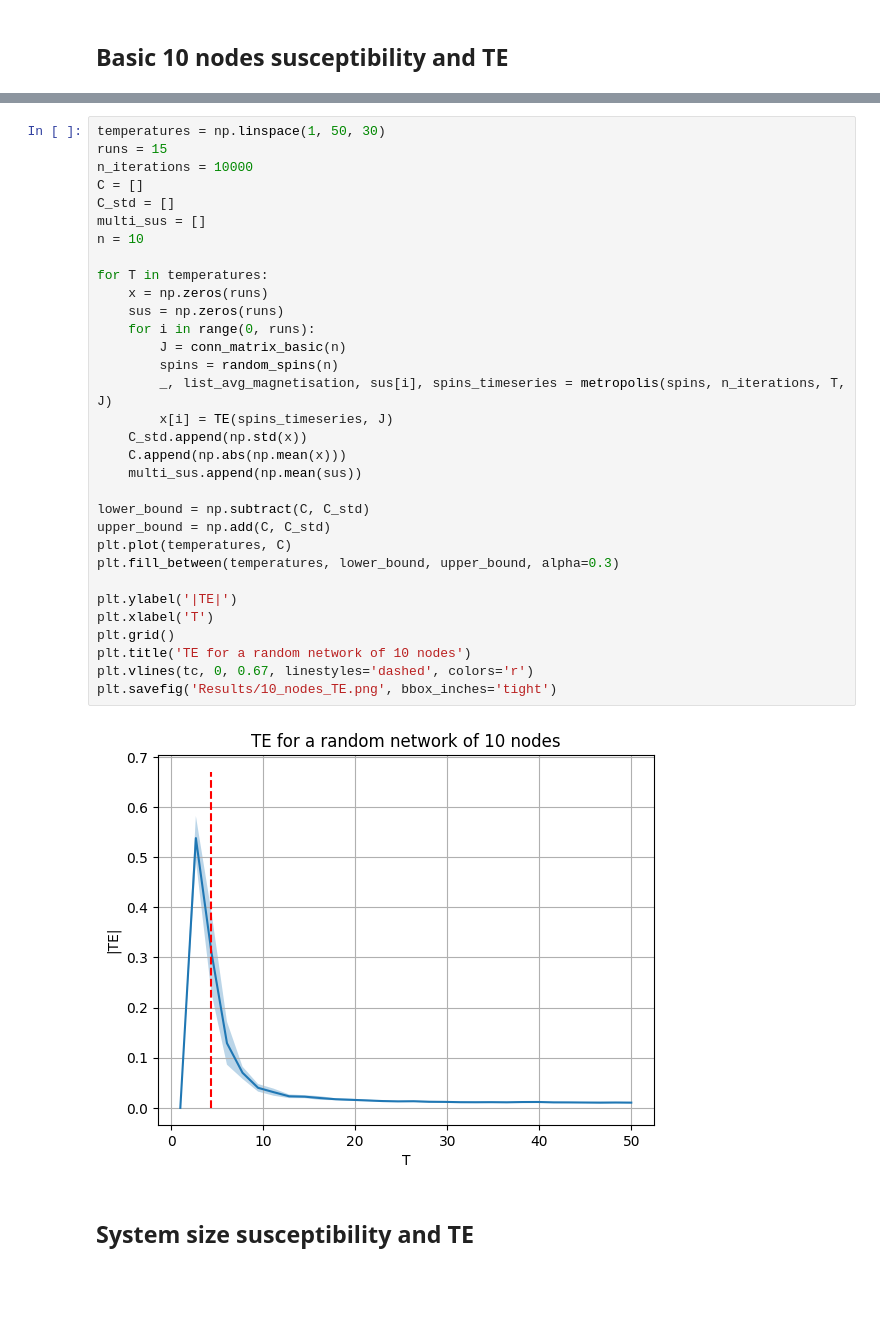
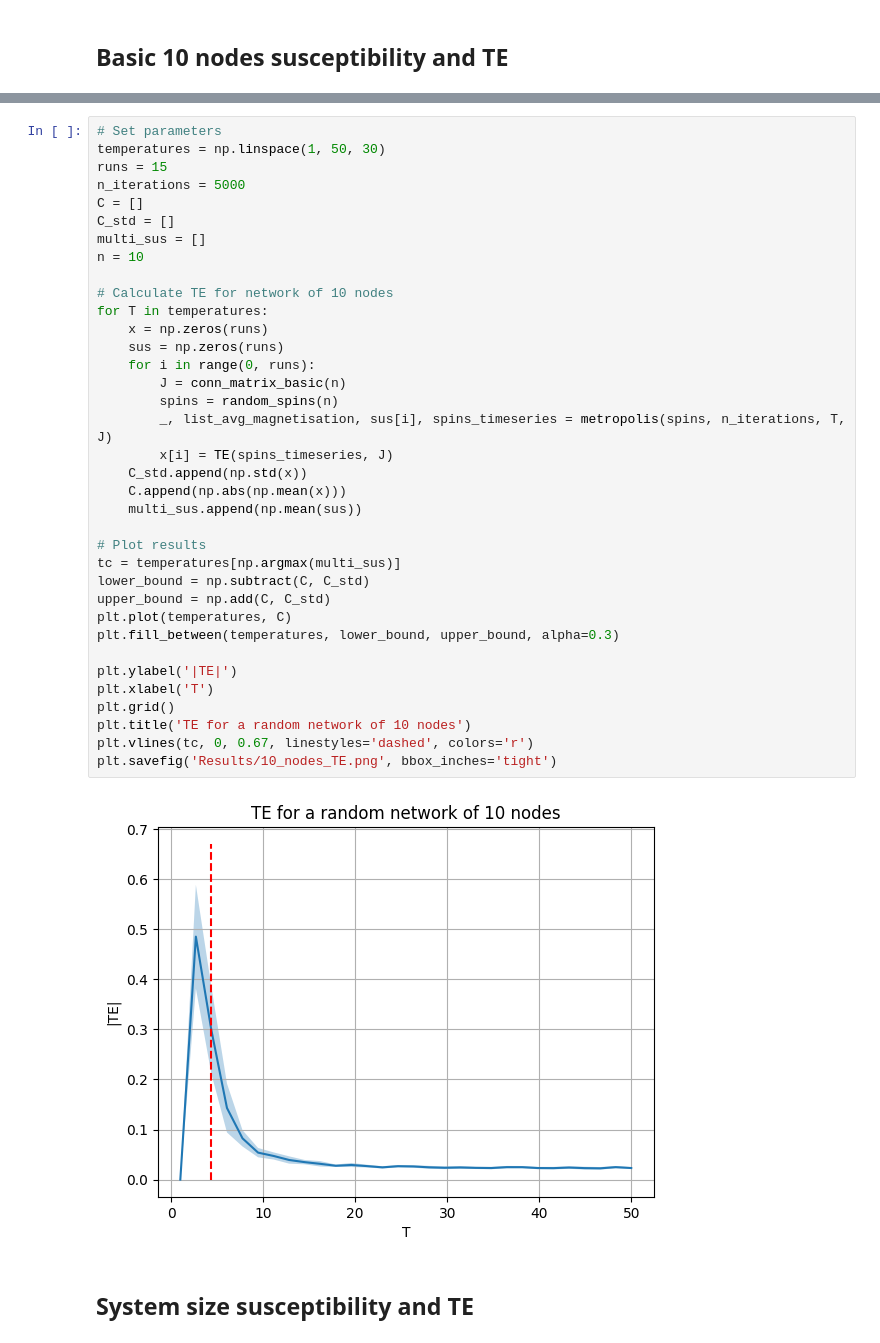
Before and after one commit to mylenevdmaas/CSS2023, a Jupyter notebook: random_networks.ipynb, the cells around one changed output, grey strips where cells are left out. Saved outputs shown, nothing was run; the diff lists cells and outputs as text; blank space fills up the shorter version.

Commit message:
random networks

```diff
--- a/random_networks.ipynb
+++ b/random_networks.ipynb
@@ -32,39 +34,43 @@ plt.savefig('Results/Sus_basic.png', bbox_inches = 'tight')
 # %% [output]
 [figure]
 # %%
+# Set parameters
 temperatures = np.linspace(1, 50, 30)
 runs = 15
-n_iterations = 10000
+n_iterations = 5000
 C = []
 C_std = []
 multi_sus = []
 n = 10
 
+# Calculate TE for network of 10 nodes
 for T in temperatures:
     x = np.zeros(runs)
     sus = np.zeros(runs)
     for i in range(0, runs):
         J = conn_matrix_basic(n)
         spins = random_spins(n)
         _, list_avg_magnetisation, sus[i], spins_timeseries = metropolis(spins, n_iterations, T, J)
         x[i] = TE(spins_timeseries, J)
     C_std.append(np.std(x))
     C.append(np.abs(np.mean(x)))
     multi_sus.append(np.mean(sus))
 
+# Plot results
+tc = temperatures[np.argmax(multi_sus)]
 lower_bound = np.subtract(C, C_std)
 upper_bound = np.add(C, C_std)
 plt.plot(temperatures, C)
 plt.fill_between(temperatures, lower_bound, upper_bound, alpha=0.3)
 
 plt.ylabel('|TE|')
 plt.xlabel('T')
 plt.grid()
 plt.title('TE for a random network of 10 nodes')
 plt.vlines(tc, 0, 0.67, linestyles='dashed', colors='r')
 plt.savefig('Results/10_nodes_TE.png', bbox_inches='tight')
 # %% [output]
-[figure, old version]
+[figure, new version]
 # %% [markdown]
 ## System size susceptibility and TE
 # %%
```
Also changed, not shown: parts of 13 cells of this notebook, 9 other files.
